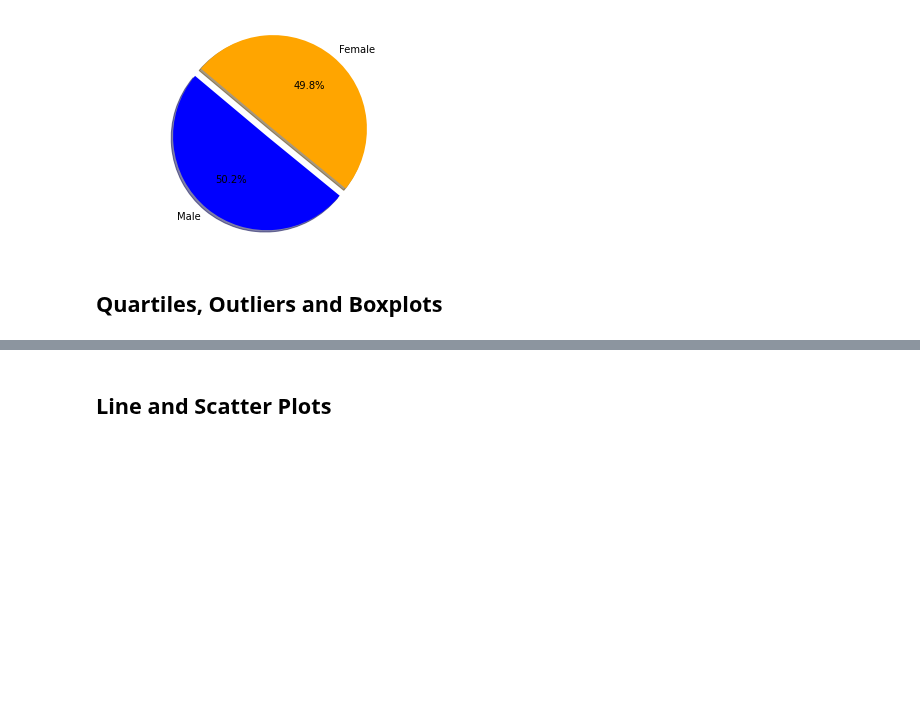
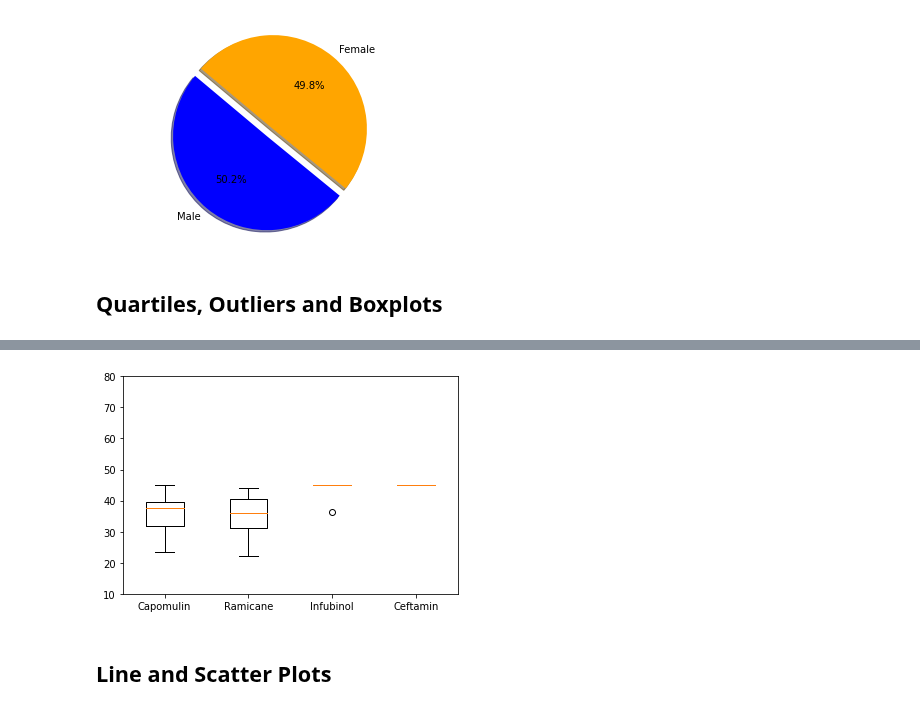
Before and after one commit to Yazz-01/Matplotlib_Pharma_Challenge, a Jupyter notebook: main_pharma.ipynb, the cells around one changed output, grey strips where cells are left out. Drawn from its saved outputs; the diff is of its cells as text; code cells hidden in the pictures; blank space fills up the shorter version.

```diff
--- a/main_pharma.ipynb
+++ b/main_pharma.ipynb
@@ -349,0 +261,7 @@ KeyError: 'Drug Regimen'
+# %%
+# Calculate the final tumor volume for the Top four Drug Regimenes "Capomulin", "Ramicane", "Infubinol", "Ceftamin"
+
+final_tumor_vol = clean_study_df[clean_study_df["Drug Regimen"].isin(["Capomulin", "Ramicane", "Infubinol", "Ceftamin"])]
+final_tumor_vol = final_tumor_vol.sort_values(["Timepoint"], ascending=True)
+final_tumor_vol_sorted = final_tumor_vol.sort_values(by= "Tumor Volume (mm3)", ascending=False )
+final_tumor_vol_sorted
@@ -349,0 +282,5 @@ KeyError: 'Drug Regimen'
+# %%
+#DataFrame with the Top 4 Drug regimenes sorted by Tumor Volume
+final_tumor_vol_sorted = final_tumor_vol_sorted.groupby(["Drug Regimen", "Mouse ID"]).last()["Tumor Volume (mm3)"]
+final_tumor_vol_sorted = final_tumor_vol_sorted.to_frame()
+final_tumor_vol_sorted.head()
@@ -350,3 +304,18 @@ KeyError: 'Drug Regimen'
+# %%
+#Listing top drug remines to label dataframe
+best_treat = ['Capomulin', 'Ramicane', 'Infubinol','Ceftamin']
+
+# Generate a box plot of the final tumor volume of each mouse across four regimens of interest
+summary_top_df = final_tumor_vol_sorted.reset_index()
+tumor_measures = summary_top_df.groupby("Drug Regimen")["Tumor Volume (mm3)"].apply(list)
+tumor_measures_df = pd.DataFrame(tumor_measures)
+tumor_measures_df = tumor_measures_df.reindex(best_treat)
+tumor_volumes = [vol for vol in tumor_measures_df["Tumor Volume (mm3)"]]
+plt.boxplot(tumor_volumes, labels=best_treat)
+plt.ylim(10, 80)
+plt.show()
+# %% [output]
+[figure, added]
 # %%
 # Put treatments into a list for for loop (and later for plot labels)
 
```
Also changed, not shown: parts of 18 cells of this notebook.
